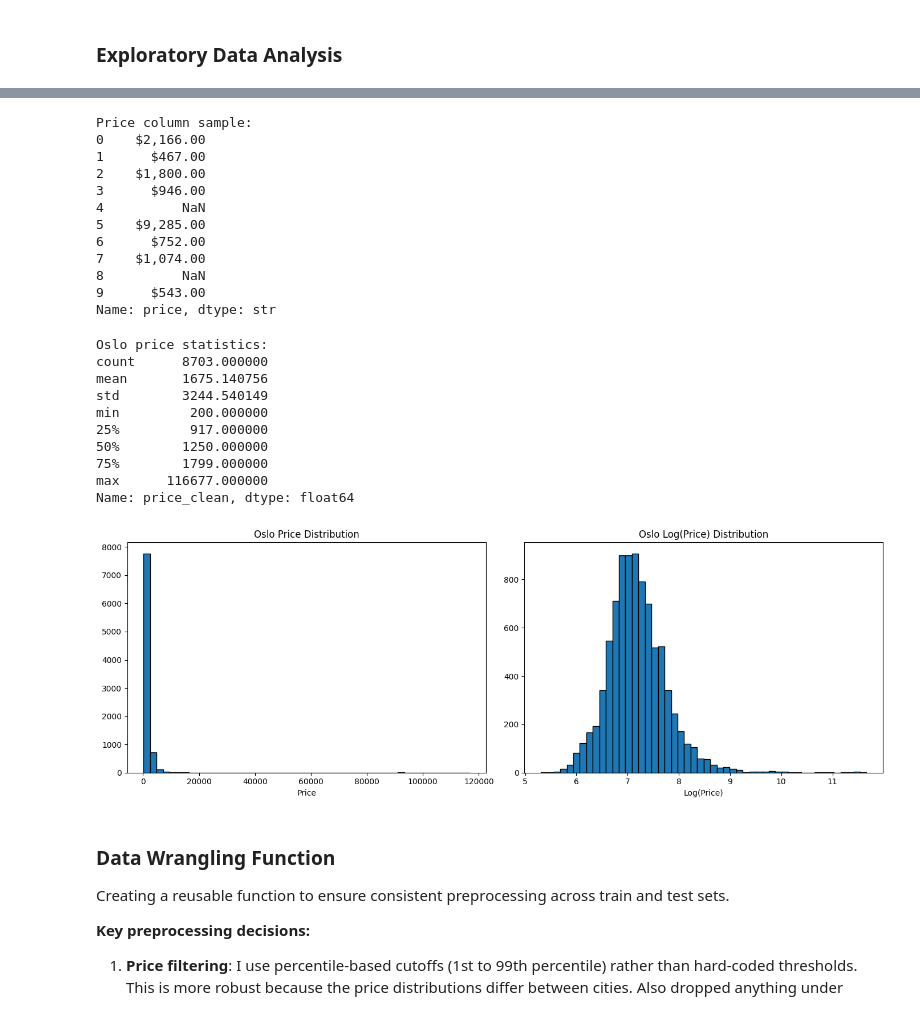
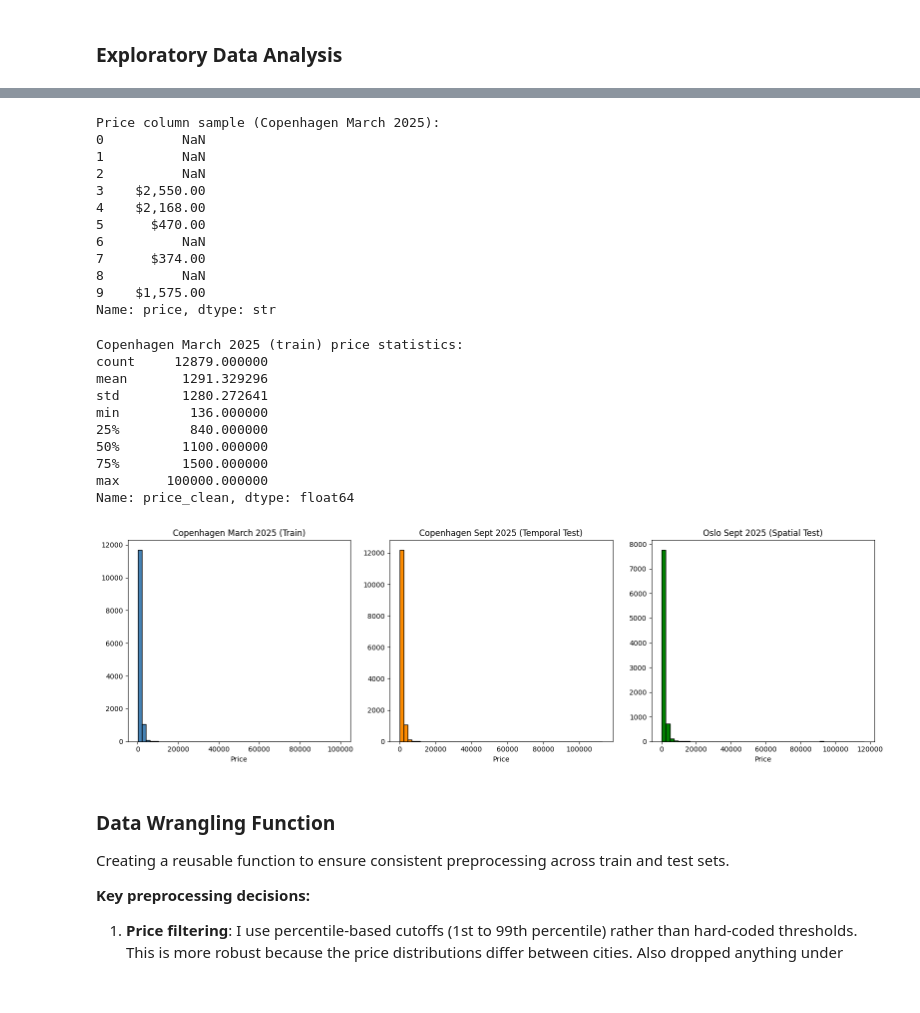
Before and after one commit to balintdecsi/ceu-data-analysis-3-assignments, a Jupyter notebook: assignments/assignment-1/assignment-1.ipynb, the cells around one changed output, grey strips where cells are left out. Cells and saved outputs as stored; diff of their text form; code cells hidden in the pictures.

```diff
--- a/assignments/assignment-1/assignment-1.ipynb
+++ b/assignments/assignment-1/assignment-1.ipynb
@@ -108,20 +118,20 @@ memory usage: 7.3 MB
 # %%
 # Examine target variable (price)
 # Price is stored as string with $ and commas, need to clean
-print("Price column sample:")
-print(df_oslo['price'].head(10))
+print("Price column sample (Copenhagen March 2025):")
+print(df_train_raw['price'].head(10))
 # %% [output]
-Price column sample:
-0    $2,166.00
-1      $467.00
-2    $1,800.00
-3      $946.00
-4          NaN
-5    $9,285.00
-6      $752.00
-7    $1,074.00
+Price column sample (Copenhagen March 2025):
+0          NaN
+1          NaN
+2          NaN
+3    $2,550.00
+4    $2,168.00
+5      $470.00
+6          NaN
+7      $374.00
 8          NaN
-9      $543.00
+9    $1,575.00
 Name: price, dtype: str
 # %%
 def clean_price(price_str):
@@ -130,40 +140,44 @@ def clean_price(price_str):
         return np.nan
     return float(str(price_str).replace('$', '').replace(',', ''))
 
-# Apply to both datasets
-df_oslo['price_clean'] = df_oslo['price'].apply(clean_price)
-df_copenhagen['price_clean'] = df_copenhagen['price'].apply(clean_price)
+# Apply to all three datasets
+df_train_raw['price_clean'] = df_train_raw['price'].apply(clean_price)
+df_temporal_raw['price_clean'] = df_temporal_raw['price'].apply(clean_price)
+df_spatial_raw['price_clean'] = df_spatial_raw['price'].apply(clean_price)
 
-print("Oslo price statistics:")
-print(df_oslo['price_clean'].describe())
+print("Copenhagen March 2025 (train) price statistics:")
+print(df_train_raw['price_clean'].describe())
 # %% [output]
-Oslo price statistics:
-count      8703.000000
-mean       1675.140756
-std        3244.540149
-min         200.000000
-25%         917.000000
-50%        1250.000000
-75%        1799.000000
-max      116677.000000
+Copenhagen March 2025 (train) price statistics:
+count     12879.000000
+mean       1291.329296
+std        1280.272641
+min         136.000000
+25%         840.000000
+50%        1100.000000
+75%        1500.000000
+max      100000.000000
 Name: price_clean, dtype: float64
 # %%
-# Price distribution
-fig, axes = plt.subplots(1, 2, figsize=(14, 5))
+# Price distribution comparison across all datasets
+fig, axes = plt.subplots(1, 3, figsize=(16, 5))
 
-axes[0].hist(df_oslo['price_clean'].dropna(), bins=50, edgecolor='black')
-axes[0].set_title('Oslo Price Distribution')
+axes[0].hist(df_train_raw['price_clean'].dropna(), bins=50, edgecolor='black', color='steelblue')
+axes[0].set_title('Copenhagen March 2025 (Train)')
 axes[0].set_xlabel('Price')
 
-# Log-transformed price
-axes[1].hist(np.log(df_oslo['price_clean'].dropna() + 1), bins=50, edgecolor='black')
-axes[1].set_title('Oslo Log(Price) Distribution')
-axes[1].set_xlabel('Log(Price)')
+axes[1].hist(df_temporal_raw['price_clean'].dropna(), bins=50, edgecolor='black', color='darkorange')
+axes[1].set_title('Copenhagen Sept 2025 (Temporal Test)')
+axes[1].set_xlabel('Price')
+
+axes[2].hist(df_spatial_raw['price_clean'].dropna(), bins=50, edgecolor='black', color='green')
+axes[2].set_title('Oslo Sept 2025 (Spatial Test)')
+axes[2].set_xlabel('Price')
 
 plt.tight_layout()
 plt.show()
 # %% [output]
-[figure, old version]
+[figure, new version]
 # %% [markdown]
 ### Data Wrangling Function
 
```
Also changed, not shown: parts of 28 cells of this notebook, 2 other files.
